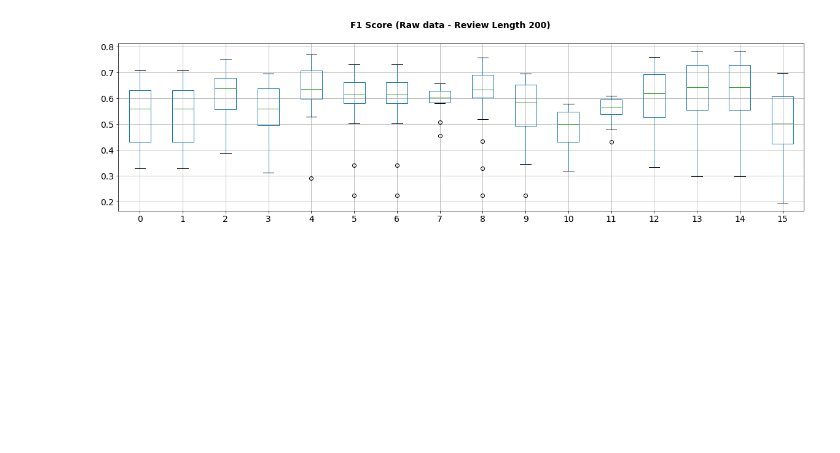
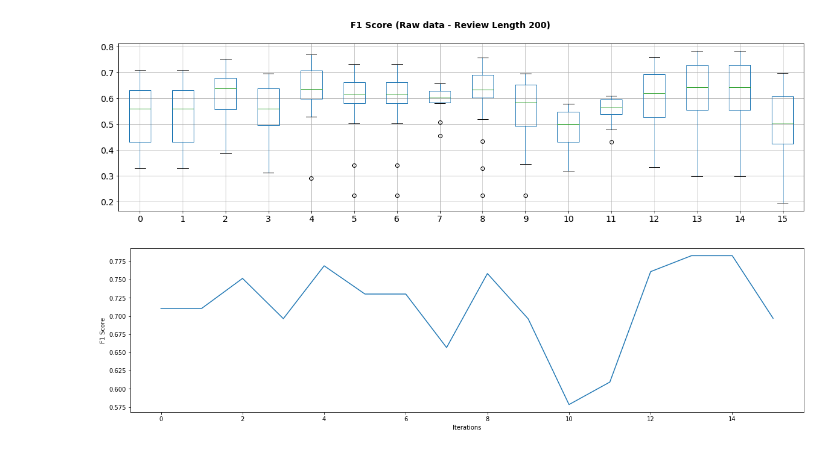
Before and after one commit to rmajumder/266finalproject, a Jupyter notebook: transcap-qb-2/format_results.ipynb, the cells around one changed output. Cells and saved outputs as stored; diff of their text form; code cells hidden in the pictures; blank space fills up the shorter version.

```diff
--- a/transcap-qb-2/format_results.ipynb
+++ b/transcap-qb-2/format_results.ipynb
@@ -53,3 +70,7 @@ draw_boxplot(test_f1_score, 'F1 Score (Raw data - Review Length 200)')
 # %% [output]
 <Figure size 1440x360 with 0 Axes>
 [figure]
+# %%
+draw_line_graph(test_max_f1, 'F1 Score', 'Iterations')
+# %% [output]
+[figure, added]
```
Also changed, not shown: parts of 7 cells of this notebook, 7 other files.
